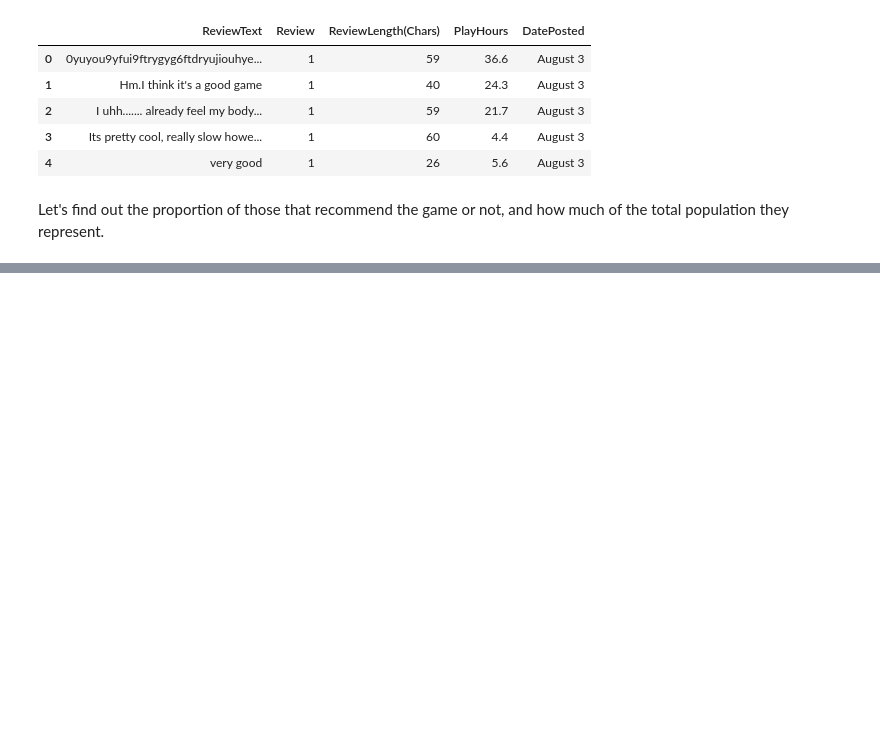
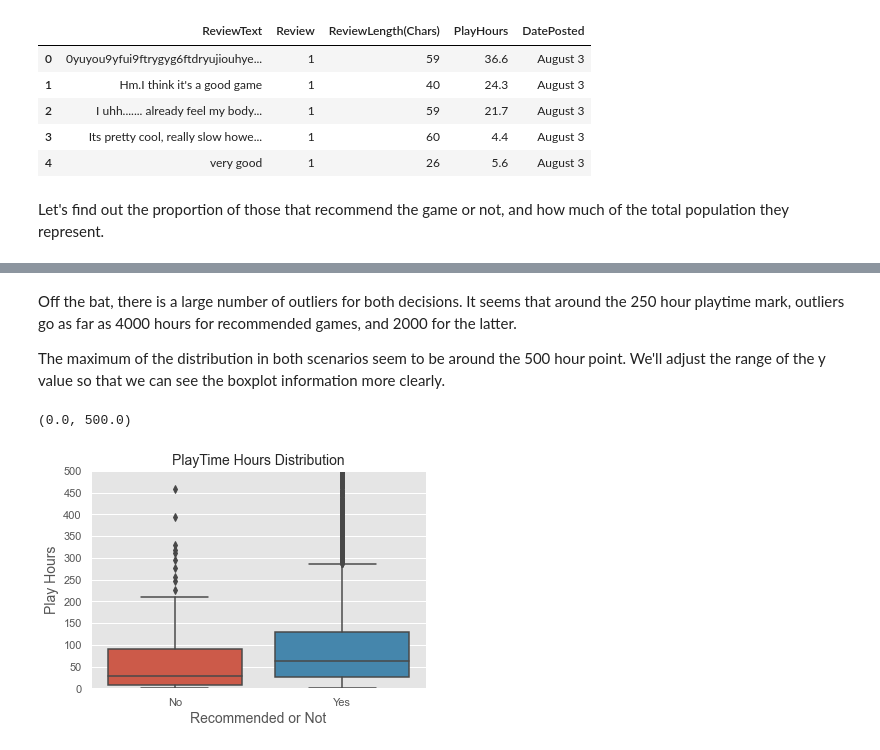
Before and after one commit to KatyaZeross/A-Satisfactory-Project, a Jupyter notebook: data-preprocessing.ipynb, the cells around one changed output, grey strips where cells are left out. Saved outputs shown, nothing was run; the diff lists cells and outputs as text; code cells hidden in the pictures; blank space fills up the shorter version.

```diff
--- a/data-preprocessing.ipynb
+++ b/data-preprocessing.ipynb
@@ -146,0 +212,19 @@ df_norecom['PlayHours'].max()
+# %% [markdown]
+Off the bat, there is a large number of outliers for both decisions. It seems that around the 250 hour playtime mark, outliers go as far as 4000 hours for recommended games, and 2000 for the latter.
+
+The maximum of the distribution in both scenarios seem to be around the 500 hour point. We'll adjust the range of the y value so that we can see the boxplot information more clearly.
+# %%
+# instantiate the boxplot
+sns.boxplot(x=df.Review, y=df.PlayHours)
+plt.title('PlayTime Hours Distribution', size=14)
+plt.xlabel('Recommended or Not', size=14)
+# create custom label
+plt.xticks([0,1], ['No', 'Yes'])
+# customer y ticks
+plt.yticks([0, 50, 100, 150, 200, 250, 300, 350, 400, 450, 500])
+plt.ylabel('Play Hours', size=14)
+# create y limit of 500 hours
+plt.ylim(0,500)
+# %% [output]
+(0.0, 500.0)
+[figure, added]
```
Also changed, not shown: parts of 18 cells of this notebook, 1 other file.
